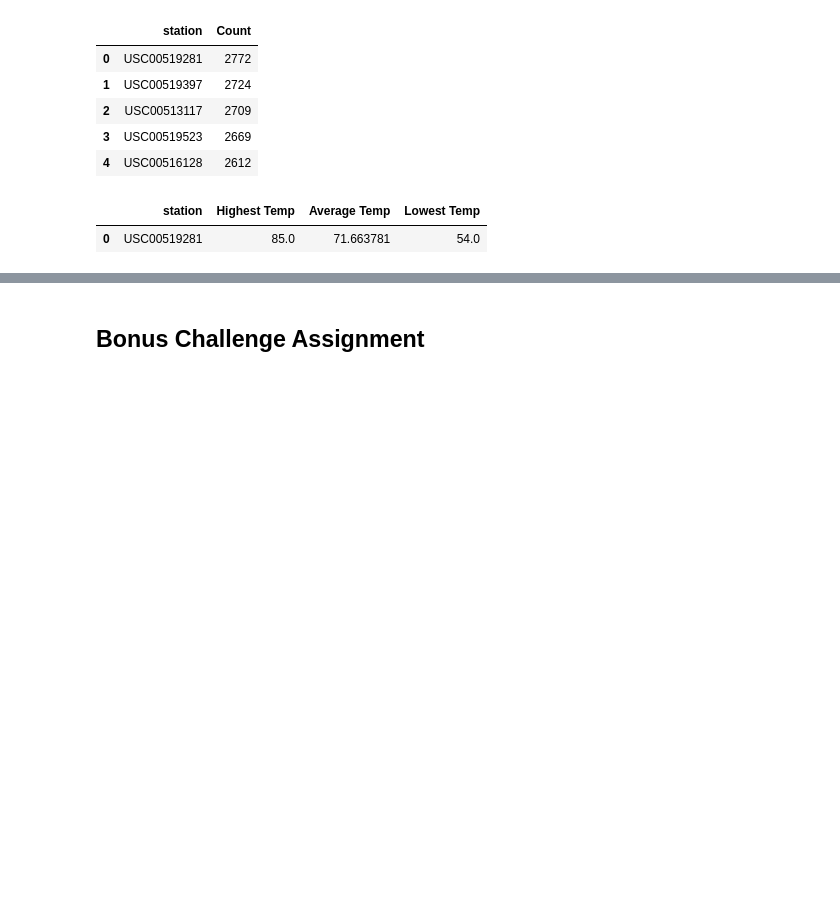
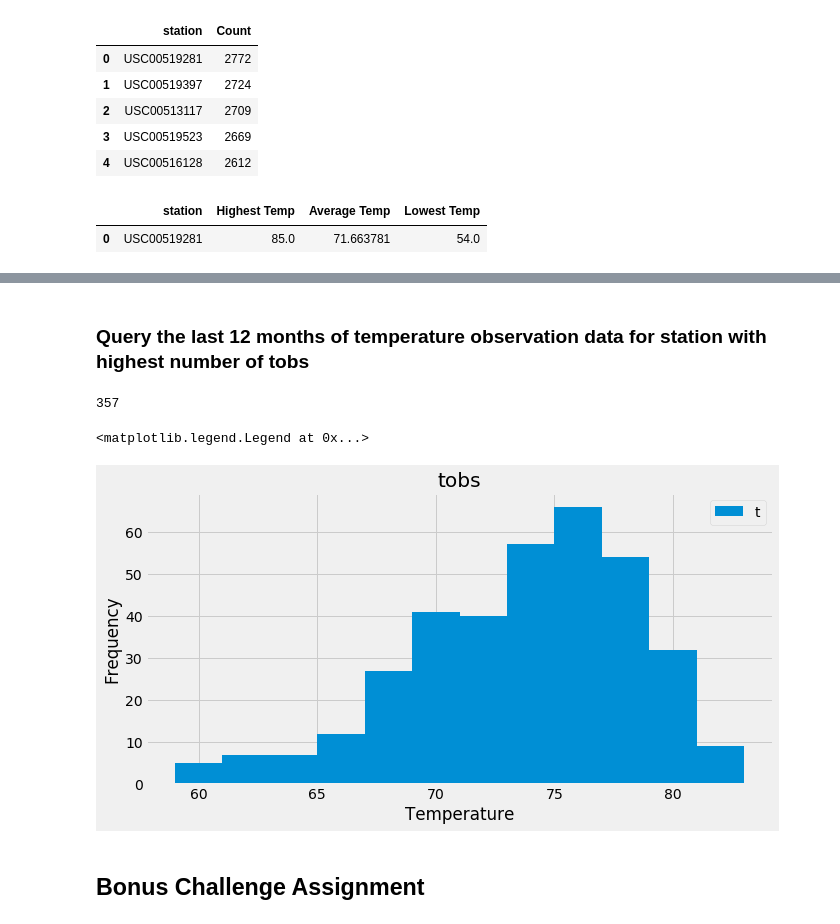
Before and after one commit to prerak-patel/sqlalchemy-challenge, a Jupyter notebook: climate_starter.ipynb, the cells around one changed output, grey strips where cells are left out. Saved outputs shown, nothing was run; the diff lists cells and outputs as text; code cells hidden in the pictures; blank space fills up the shorter version.

Commit message:
Station Analysis

```diff
--- a/climate_starter.ipynb
+++ b/climate_starter.ipynb
@@ -184,3 +160,23 @@ last_12_months_tobs_df.head(15)
+# %% [markdown]
+### Query the last 12 months of temperature observation data for station with highest number of tobs
+# %%
+highest_temp_observation_station = (session
+         .query(Measurement.tobs)
+         .filter(Measurement.date > year_before_max_date)
+         .filter(Measurement.station == "USC00519281"))
+
+last_12_months_tobs_df = pd.read_sql_query(highest_temp_observation_station.statement, session.get_bind())
+last_12_months_tobs_df.head(15)
+# %% [output]
+357
+# %%
+last_12_months_tobs_df.hist(column='tobs', bins=12,figsize=(10, 5))
+plt.xlabel("Temperature")
+plt.ylabel("Frequency")
+plt.legend("tobs")
+# %% [output]
+<matplotlib.legend.Legend at 0x...>
+[figure, added]
 # %% [markdown]
 ## Bonus Challenge Assignment
 # %%
```
Also changed, not shown: parts of 2 cells of this notebook.
